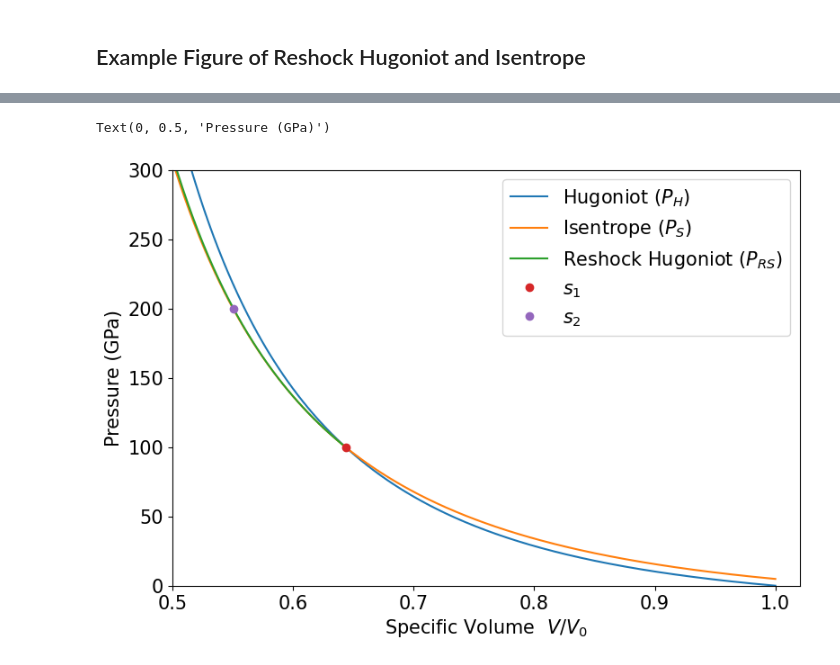
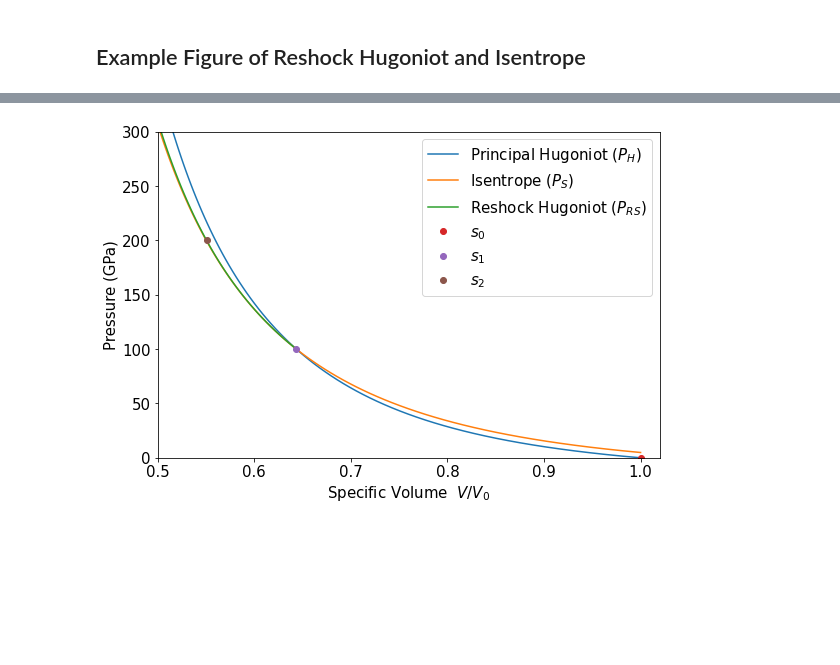
Before and after one commit to ImpactsWiki/impact-tools-book, a Jupyter notebook: im/user-play-space.ipynb, the cells around one changed output, grey strips where cells are left out. Cells and saved outputs as stored; diff of their text form; code cells hidden in the pictures; blank space fills up the shorter version.

```diff
--- a/im/user-play-space.ipynb
+++ b/im/user-play-space.ipynb
@@ -154,25 +154,25 @@ mat4.PlotCurves(mat4.im1.p,usegmodelbool=True,impvel=mat4.im1.up*1.1)
 # %%
 %matplotlib inline
 
 plt.rcParams["figure.figsize"] = (9,6)
 plt.rc('font', size=15)
 fig = plt.figure()
-plt.plot(mat4.hug.varr/mat4.v0,mat4.hug.parr/1.e9,label='Hugoniot ($P_H$)')
+plt.plot(mat4.hug.varr/mat4.v0,mat4.hug.parr/1.e9,label='Principal Hugoniot ($P_H$)')
 plt.plot(mat4.isen.varr/mat4.v0,mat4.isen.parr/1.e9, label='Isentrope ($P_S$)')
 plt.plot(mat4.reshock.varr/mat4.v0,mat4.reshock.parr/1.e9, label='Reshock Hugoniot ($P_{RS}$)')
+plt.plot(1,0,'o',label='$s_0$')
 plt.plot(mat4.im1.v/mat4.v0,mat4.im1.p/1.e9,'o',label='$s_1$')
 
 p2 = 200.e9
 v2 = np.interp(p2,mat4.reshock.parr,mat4.reshock.varr)
 plt.plot(v2/mat4.v0,p2/1.e9,'o',label='$s_2$')
 
 plt.ylim((0,300))
 plt.xlim((0.5,1.02))
 plt.legend()
 plt.xlabel('Specific Volume  $V / V_0$')
 plt.ylabel('Pressure (GPa)')
 #fname='Save-fig.png'
 #plt.savefig(fname,dpi=300)
 # %% [output]
-Text(0, 0.5, 'Pressure (GPa)')
-[figure, old version]
+[figure, new version]
```
Also changed, not shown: parts of 3 cells of this notebook, 5 other files.
